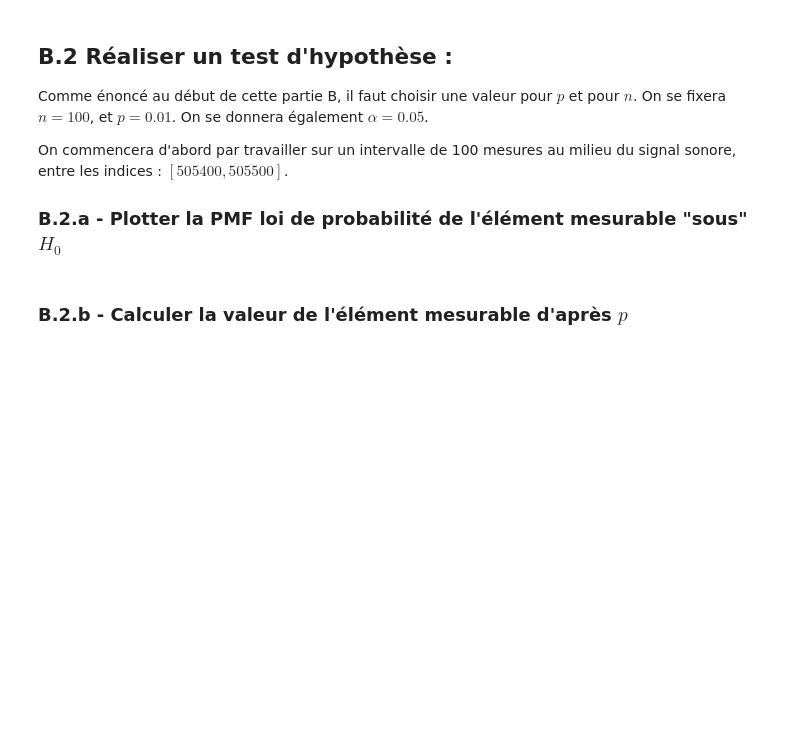
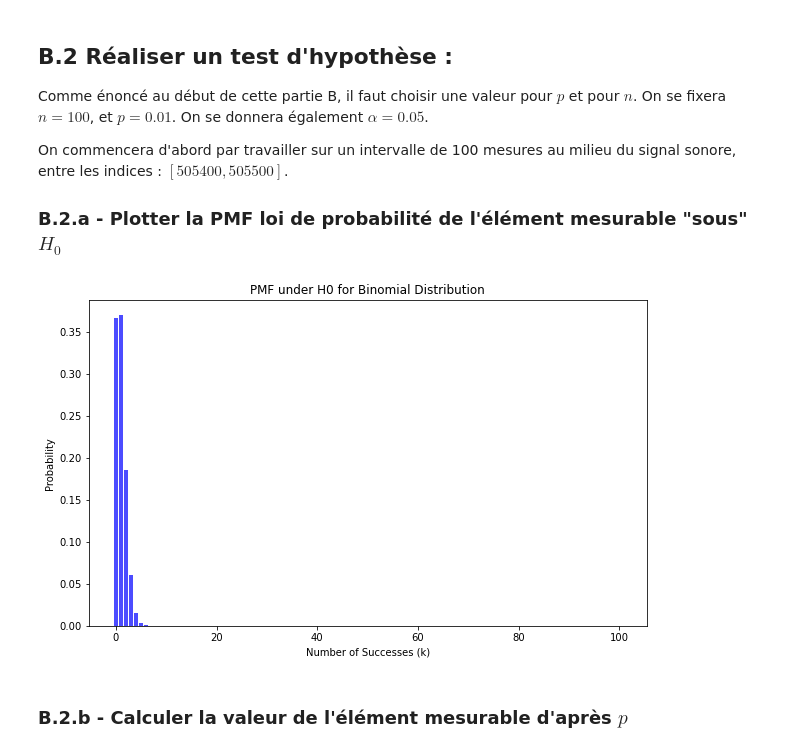
Before and after one commit to shahaf38/Stats-Tests_Hypotheses, a Jupyter notebook: Stats-Tests_Hypotheses.ipynb, the cells around one changed output. Cells and saved outputs as stored; diff of their text form; code cells hidden in the pictures; blank space fills up the shorter version.

```diff
--- a/Stats-Tests_Hypotheses.ipynb
+++ b/Stats-Tests_Hypotheses.ipynb
@@ -812,6 +823,30 @@ Comme énoncé au début de cette partie B, il faut choisir une valeur pour $p$
 On commencera d'abord par travailler sur un intervalle de 100 mesures au milieu du signal sonore, entre les indices : $[505400, 505500]$.
 
 ### B.2.a - Plotter la PMF loi de probabilité de l'élément mesurable "sous" $H_0$
+# %%
+# Set the parameters
+n = 100  # Number of measurements
+p = 0.01  # Probability under H0
+
+# Define the interval
+interval_start = 505400
+interval_end = 505500
+
+# Generate the x values (number of successes, k)
+x_values = np.arange(0, n + 1)
+
+# Calculate the PMF under H0
+pmf_h0 = binom.pmf(x_values, n, p)
+
+# Plot the PMF
+plt.figure(figsize=(10, 6))
+plt.bar(x_values, pmf_h0, width=0.8, color='blue', alpha=0.7)
+plt.title('PMF under H0 for Binomial Distribution')
+plt.xlabel('Number of Successes (k)')
+plt.ylabel('Probability')
+plt.show()
+# %% [output]
+[figure, added]
 # %% [markdown]
 ### B.2.b - Calculer la valeur de l'élément mesurable d'après $p$
 # %% [markdown]
```
Also changed, not shown: parts of 3 cells of this notebook.
